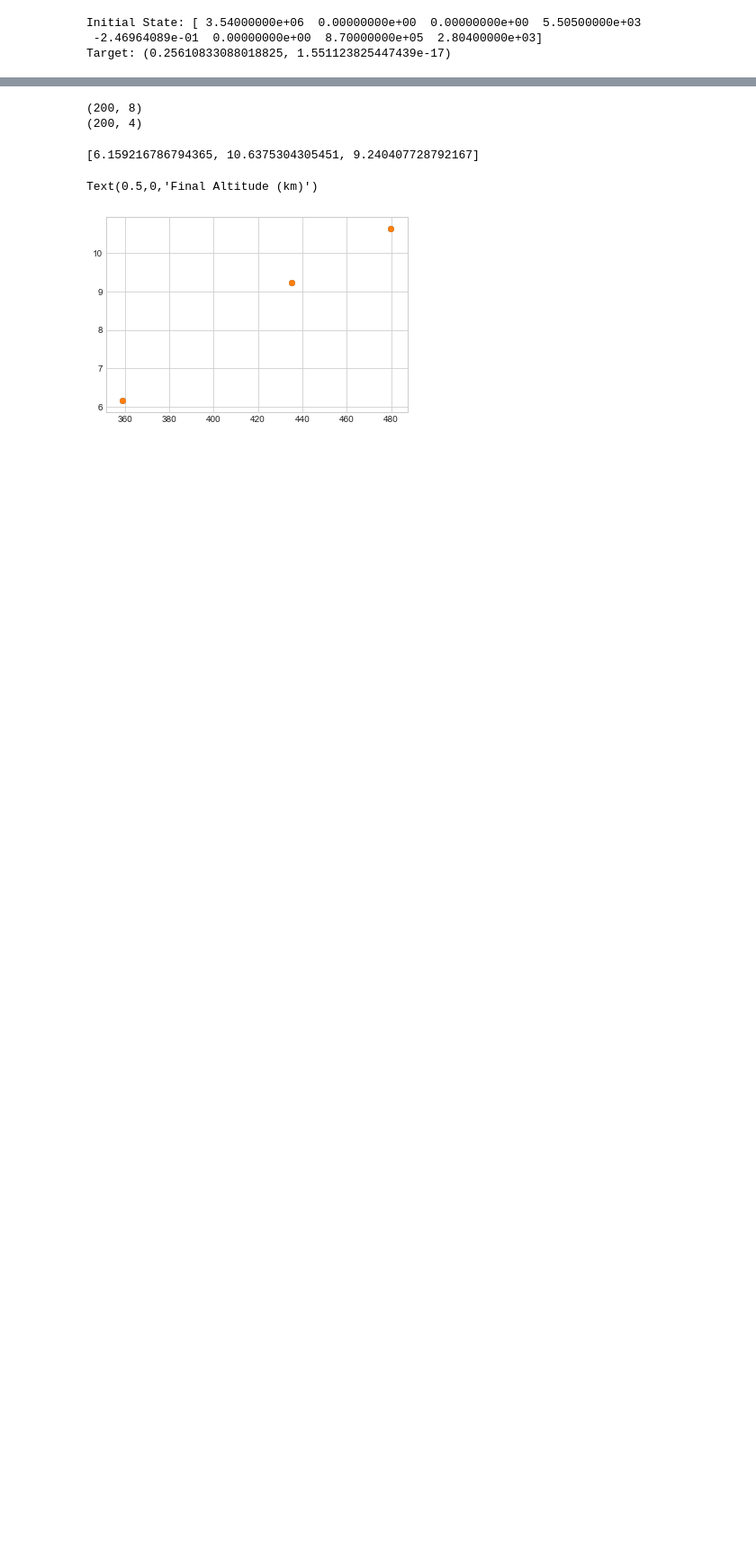
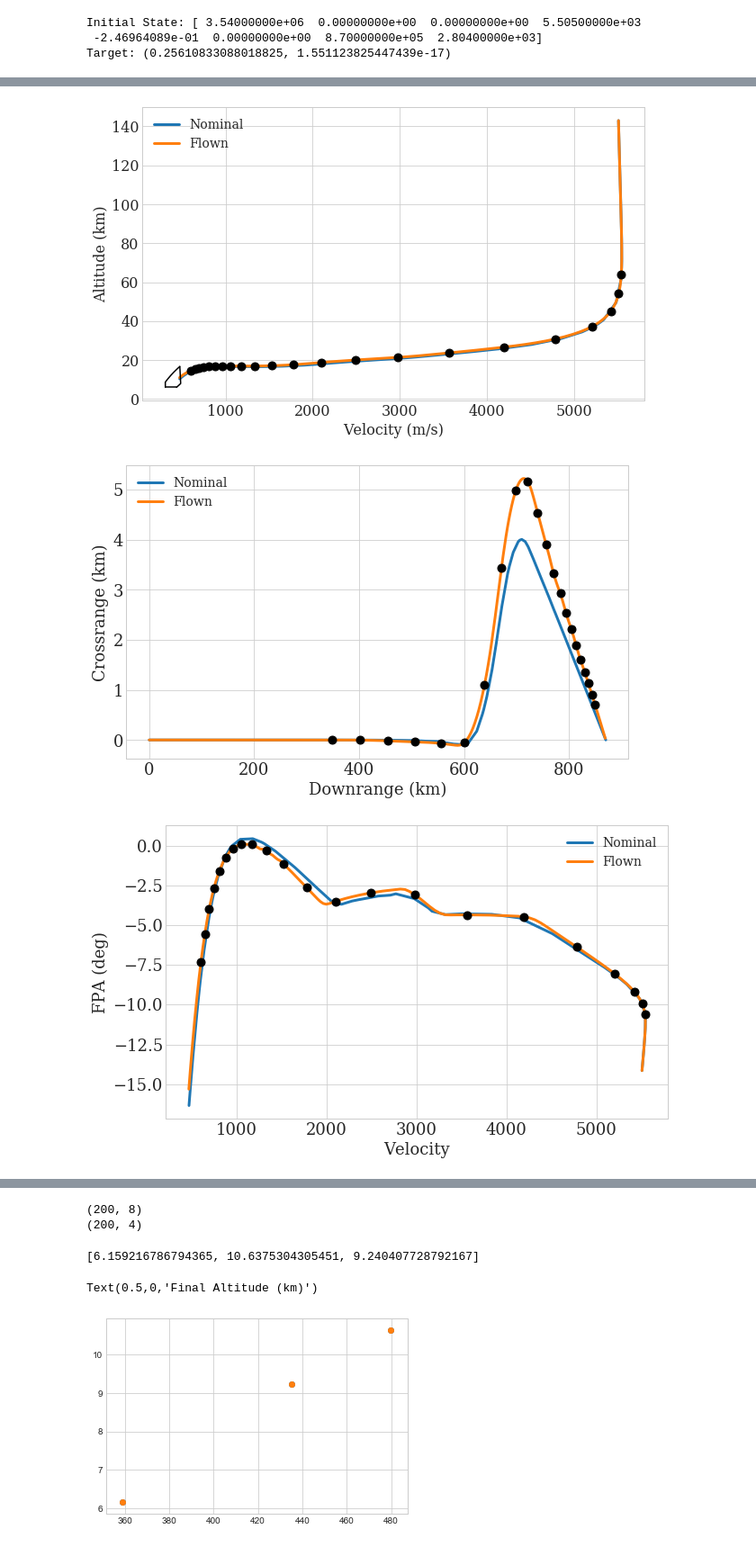
Before and after one commit to CDNoyes/EDL-Py, a Jupyter notebook: ConvexPaper.ipynb, the cells around one changed output, grey strips where cells are left out. Shown: that part at 90% size. Drawn from its saved outputs; the diff is of its cells as text; code cells hidden in the pictures; blank space fills up the shorter version.

```diff
--- a/ConvexPaper.ipynb
+++ b/ConvexPaper.ipynb
@@ -54,7 +54,7 @@ def plot_gpops(x, label='', figsize=(10,6), fontsize=18, linespec={}):
     opts = {'fontsize' : fontsize}
 
     plt.figure(1, figsize=figsize)
-    plt.plot(v, h, label=label, **linespec)
+    plt.plot(v[h>8.8], h[h>8.8], label=label, **linespec)
     plt.xlabel('Velocity (m/s)', **opts)
     plt.ylabel('Altitude (km)', **opts)
     plt.xticks(fontsize=fontsize)
@@ -92,10 +92,10 @@ traj = get_opt_traj(x0, 0., target)
 # plot_gpops(np.array(traj['state']))
 # %%
 class ConvexPC(object):
-    """ Simply commands the current open loop plan until triggered otherwise
+    """ Defines a controller class based on convex optimization updates to a trajectory
 
     """
-    def __init__(self, traj, tspan=30):
+    def __init__(self, traj, tspan=30, verbose=False):
 
         self.history = []
         self.t_replan = []
@@ -104,6 +104,7 @@ class ConvexPC(object):
         self.tspan = tspan
         self.set_profile(traj)
         self.target = self.history[0][-1, 1:3]
+        self.verbose=verbose
 
     def controller(self, time, velocity, current_state, bank, **kwargs):
 
@@ -117,9 +118,9 @@ class ConvexPC(object):
             self.x_replan.append(current_state)
             self.bank_replan.append(bank)
 
-            print("Replanning...")
+            if self.verbose: print("Replanning...")
             traj = get_opt_traj(current_state, bank, self.target)
-            print("    ...done")
+            if self.verbose: print("    ...done")
             self.set_profile(traj)
 
         return self.profile(velocity)
@@ -147,7 +148,7 @@ class ConvexPC(object):
             plot_gpops(traj) # label="Update {}".format(i)
 
 
-    def plot_traj(self, sim, save=False, fontsize=16):
+    def plot_traj(self, sim, save=False, fontsize=16, draw_parachute=False):
         plot_gpops(self.history[0], label="Nominal",fontsize=fontsize,linespec={'linewidth':3})
         traj_ = np.concatenate((sim.history[:,0:6], sim.control_history[:,0:1]), axis=1)
         plot_gpops(traj_, label="Flown", fontsize=fontsize, linespec={'linewidth':3})
@@ -156,11 +157,14 @@ class ConvexPC(object):
             y = np.append(x[0:6], b)
             plot_gpops(y, linespec={'marker':'o', 'color':'black','markersize':9}) #label="Update {}".format(i+1),
 
+        if draw_parachute:
+            Parachute.Draw(figure=1)
+#             plt.axis([300, 500, 5.5, 18])
         names = ["AltVel","DRCR","FPA","Heading","Bank"]
         for i in range(1,6):
             plt.figure(i)
             plt.legend(fontsize=14)
-
+#             plt.grid('off')
             if save:
                 plt.savefig("./results/convex/{}.png".format(names[i-1]), bbox_inches='tight')
 # %%
@@ -172,7 +176,7 @@ sim = Simulation(cycle=Cycle(1), output=True, **{ 'states' : states,
 
 OL = ConvexPC(traj, 1e6) # never replans, just open loop essentially
 CL = ConvexPC(traj, tspan=10)
-res = sim.run(copy.deepcopy(x0), [OL.controller, CL.controller], [.05, .07, -.0168,.00014])
+res = sim.run(copy.deepcopy(x0), [OL.controller, CL.controller], [-.04, .04, .0,.00014])
 # sim.plot(compare=False)
 # %% [output]
 Resetting simulation states.
@@ -193,4 +197,8 @@ energy : 118224.74908664636
 
 disturbance : 0
 # %%
-CL.plot_traj(sim, save=True)
+CL.plot_traj(sim, save=True, draw_parachute=True, fontsize=16)
+# %% [output]
+[figure, added]
+[figure, added]
+[figure, added]
```
Also changed, not shown: parts of 9 cells of this notebook, 1 other file.
